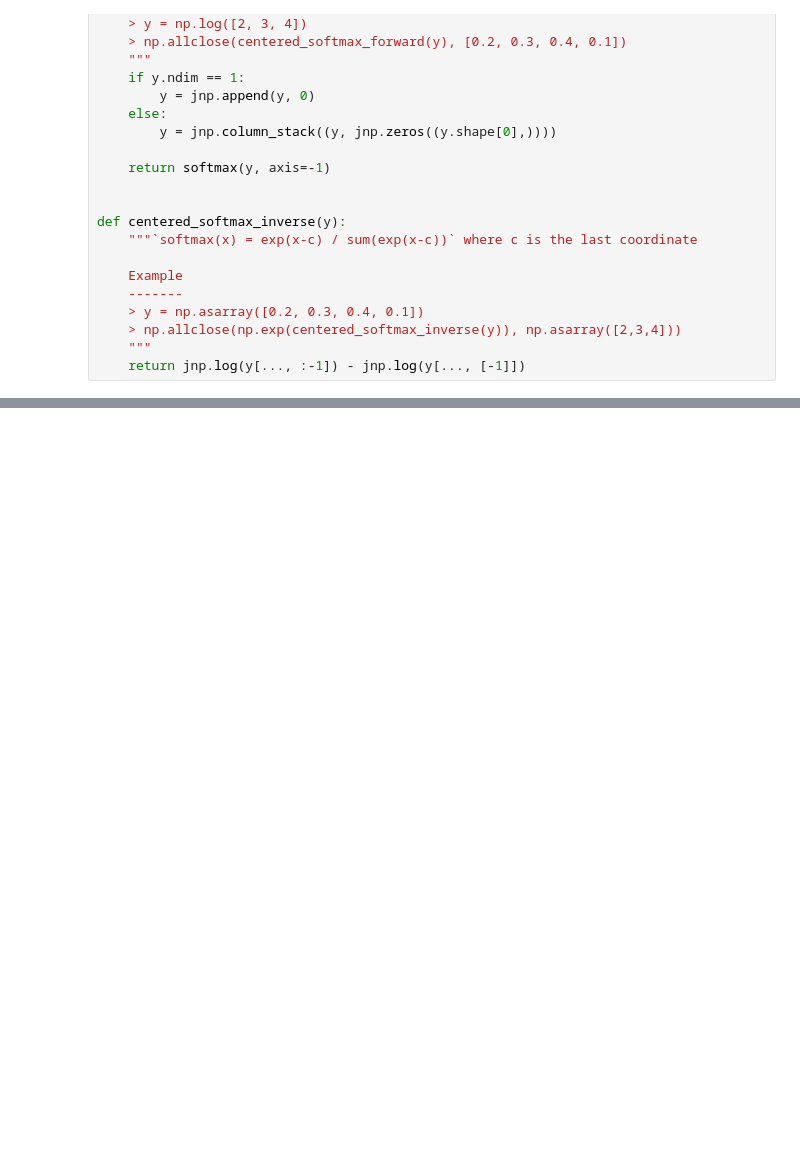
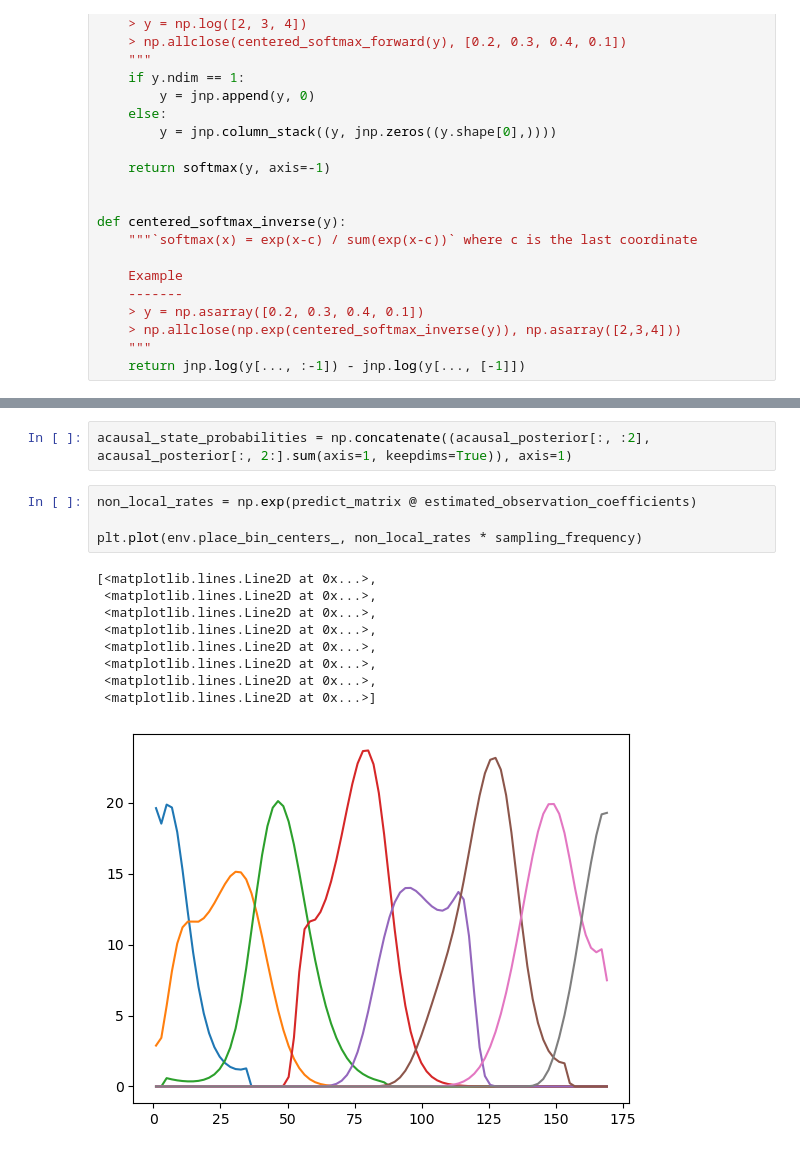
Before and after one commit to edeno/test_hmm, a Jupyter notebook: notebooks/test_maximization2.ipynb, the cells around one changed output, grey strips where cells are left out. Saved outputs shown, nothing was run; the diff lists cells and outputs as text; blank space fills up the shorter version.

```diff
--- a/notebooks/test_maximization2.ipynb
+++ b/notebooks/test_maximization2.ipynb
@@ -335,0 +517,16 @@ array([-6.24174727, -5.94511258, -6.34790746, -6.34790746, -6.38043066,
+# %%
+acausal_state_probabilities = np.concatenate((acausal_posterior[:, :2], acausal_posterior[:, 2:].sum(axis=1, keepdims=True)), axis=1)
+# %%
+non_local_rates = np.exp(predict_matrix @ estimated_observation_coefficients)
+
+plt.plot(env.place_bin_centers_, non_local_rates * sampling_frequency)
+# %% [output]
+[<matplotlib.lines.Line2D at 0x...>,
+ <matplotlib.lines.Line2D at 0x...>,
+ <matplotlib.lines.Line2D at 0x...>,
+ <matplotlib.lines.Line2D at 0x...>,
+ <matplotlib.lines.Line2D at 0x...>,
+ <matplotlib.lines.Line2D at 0x...>,
+ <matplotlib.lines.Line2D at 0x...>,
+ <matplotlib.lines.Line2D at 0x...>]
+[figure, added]
```
Also changed, not shown: parts of 15 cells of this notebook, 3 other files.
